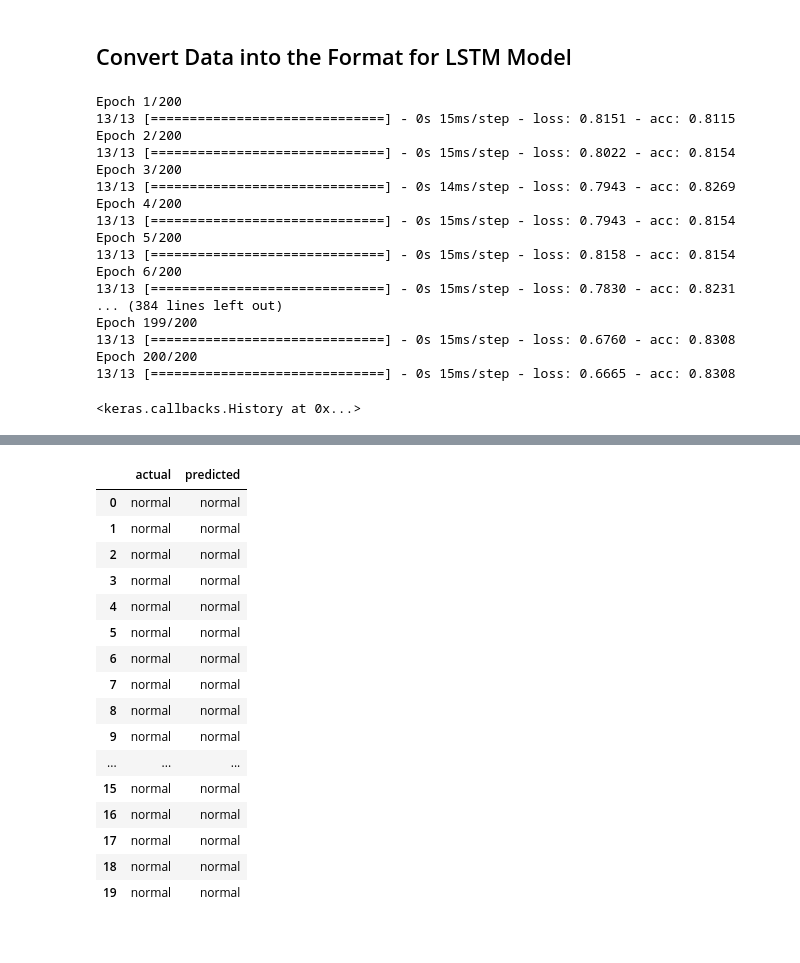
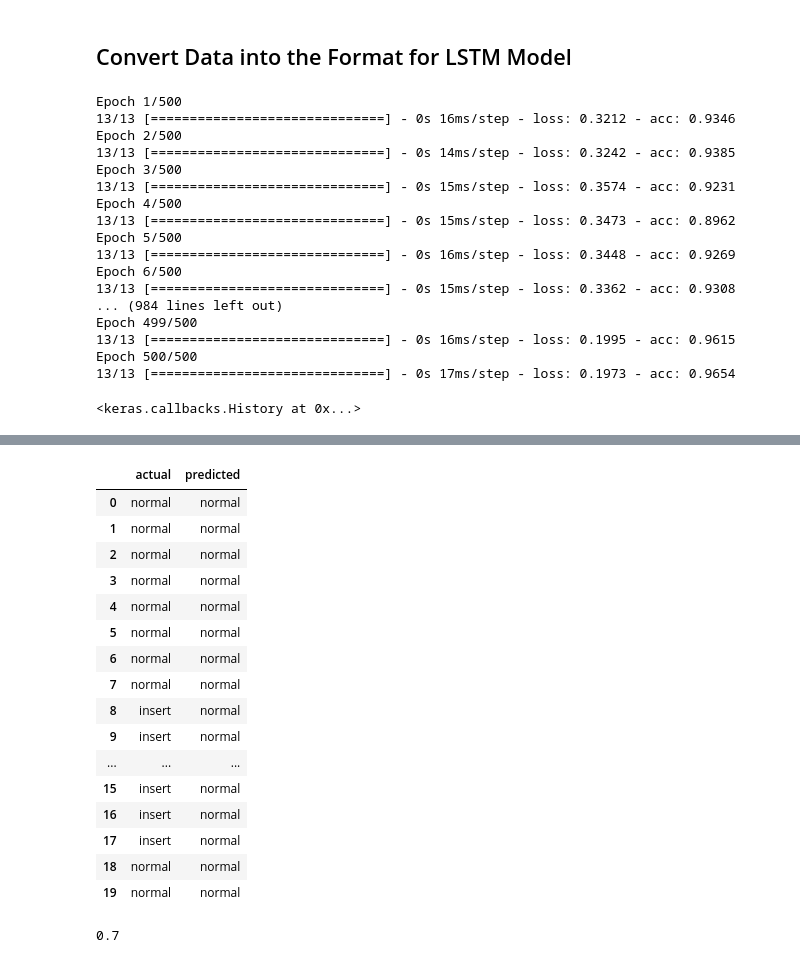
Before and after one commit to alswilli/Video-Manipulation-Detection-via-Recurrent-Residual-Feature-Learning-Networks, a Jupyter notebook: scratch.ipynb, the cells around one changed output, grey strips where cells are left out. Cells and saved outputs as stored; diff of their text form; code cells hidden in the pictures.

```diff
--- a/scratch.ipynb
+++ b/scratch.ipynb
@@ -65,25 +65,25 @@ y_lstm = np.array([np.array([yseq[i]]) for i in range(len(yseq))])
 y_lstm = y_lstm.squeeze(axis=1)
 # %%
 # lstm = TestModels(5, 'lstm')
-lstm.model.fit(x_lstm, y_lstm, epochs=200, batch_size=1)
+lstm.model.fit(x_lstm, y_lstm, epochs=500, batch_size=1)
 # %% [output]
-Epoch 1/200
-13/13 [==============================] - 0s 15ms/step - loss: 0.8151 - acc: 0.8115
-Epoch 2/200
-13/13 [==============================] - 0s 15ms/step - loss: 0.8022 - acc: 0.8154
-Epoch 3/200
-13/13 [==============================] - 0s 14ms/step - loss: 0.7943 - acc: 0.8269
-Epoch 4/200
-13/13 [==============================] - 0s 15ms/step - loss: 0.7943 - acc: 0.8154
-Epoch 5/200
-13/13 [==============================] - 0s 15ms/step - loss: 0.8158 - acc: 0.8154
-Epoch 6/200
-13/13 [==============================] - 0s 15ms/step - loss: 0.7830 - acc: 0.8231
-... (384 lines left out)
-Epoch 199/200
-13/13 [==============================] - 0s 15ms/step - loss: 0.6760 - acc: 0.8308
-Epoch 200/200
-13/13 [==============================] - 0s 15ms/step - loss: 0.6665 - acc: 0.8308
+Epoch 1/500
+13/13 [==============================] - 0s 16ms/step - loss: 0.3212 - acc: 0.9346
+Epoch 2/500
+13/13 [==============================] - 0s 14ms/step - loss: 0.3242 - acc: 0.9385
+Epoch 3/500
+13/13 [==============================] - 0s 15ms/step - loss: 0.3574 - acc: 0.9231
+Epoch 4/500
+13/13 [==============================] - 0s 15ms/step - loss: 0.3473 - acc: 0.8962
+Epoch 5/500
+13/13 [==============================] - 0s 16ms/step - loss: 0.3448 - acc: 0.9269
+Epoch 6/500
+13/13 [==============================] - 0s 15ms/step - loss: 0.3362 - acc: 0.9308
+... (984 lines left out)
+Epoch 499/500
+13/13 [==============================] - 0s 16ms/step - loss: 0.1995 - acc: 0.9615
+Epoch 500/500
+13/13 [==============================] - 0s 17ms/step - loss: 0.1973 - acc: 0.9654
 <keras.callbacks.History at 0x...>
 # %%
 preds
@@ -122,29 +129,33 @@ def seqFromPreds(preds, threshold=0.35):
 # %%
-n = 1
+n = 8
 x1 = np.array([x[n]])
 x1 = dense_m.predict(x1)
 y1 = np.array([yseq[n]])
 # %%
 preds = lstm.model.predict(x1)
-predSeq = seqFromPreds(preds)
+predSeq = seqFromPreds(preds, 0)
 actualSeq = [dataset.reverse_one_hot(k) for k in y1.squeeze()]
 df = pd.DataFrame({'actual': actualSeq, 'predicted': predSeq})
 df
 # %% [output]
 |  | actual | predicted |
 | 0 | normal | normal |
 | 1 | normal | normal |
 | 2 | normal | normal |
 | 3 | normal | normal |
 | 4 | normal | normal |
 | 5 | normal | normal |
 | 6 | normal | normal |
 | 7 | normal | normal |
-| 8 | normal | normal |
-| 9 | normal | normal |
+| 8 | insert | normal |
+| 9 | insert | normal |
 | ... | ... | ... |
-| 15 | normal | normal |
-| 16 | normal | normal |
-| 17 | normal | normal |
+| 15 | insert | normal |
+| 16 | insert | normal |
+| 17 | insert | normal |
 | 18 | normal | normal |
 | 19 | normal | normal |
+# %%
+seqOverlap(df)
+# %% [output]
+0.7
```
Also changed, not shown: parts of 1 cell of this notebook.
